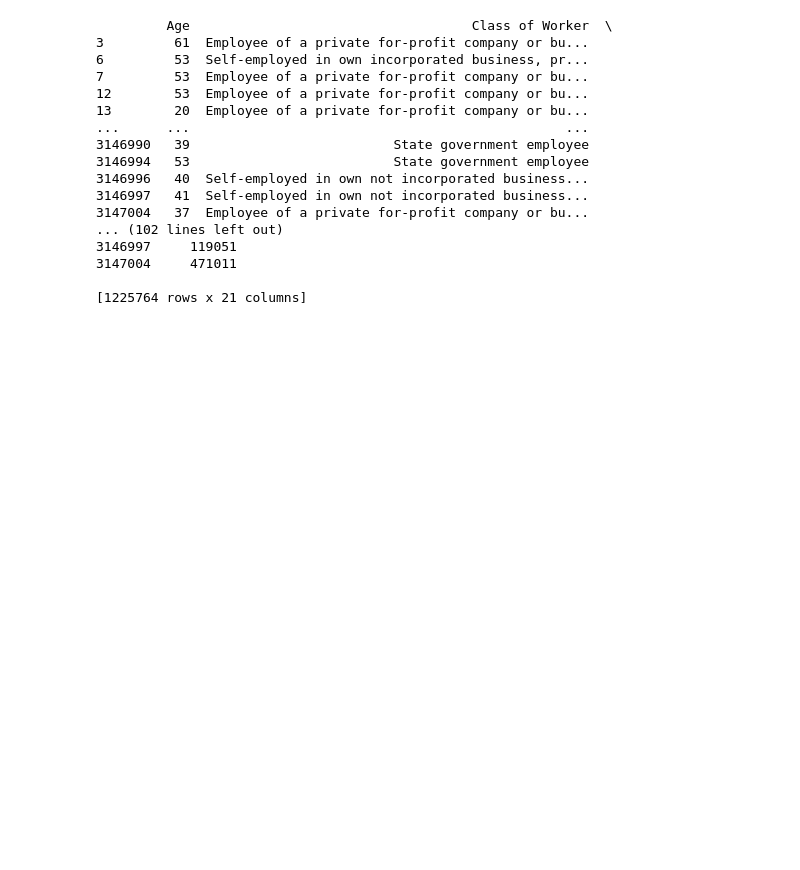
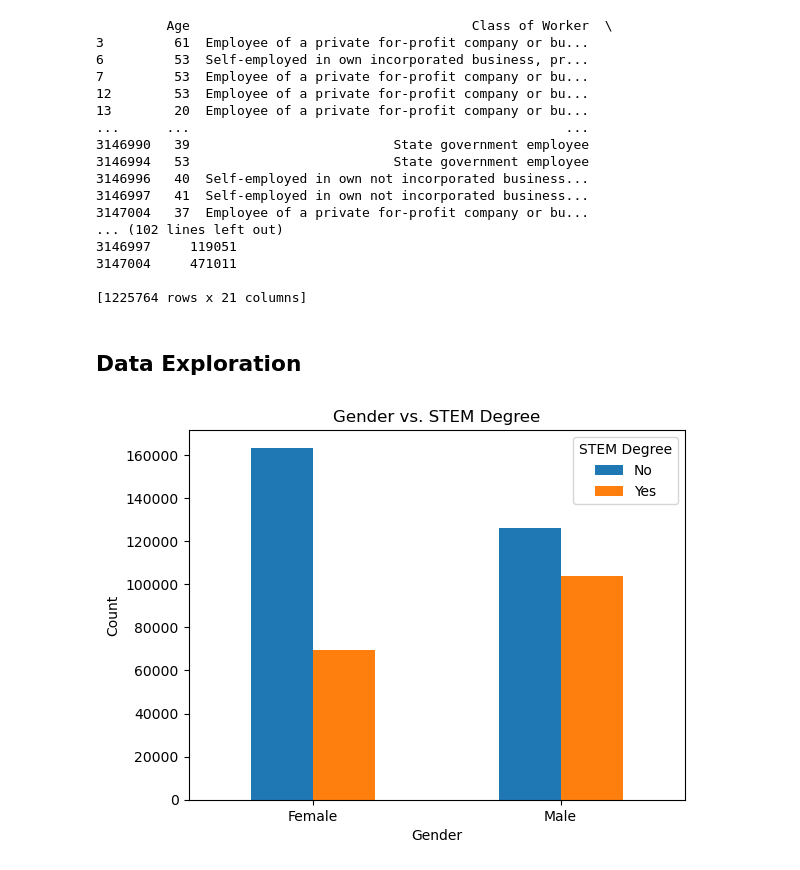
Before and after one commit to s-li1/COMP5310, a Jupyter notebook: assg1.ipynb, the cells around one changed output. Saved outputs shown, nothing was run; the diff lists cells and outputs as text; code cells hidden in the pictures; blank space fills up the shorter version.

Commit message:
update with data exploration

```diff
--- a/assg1.ipynb
+++ b/assg1.ipynb
@@ -8,6 +8,8 @@
 # %%
 import pandas as pd
 import mapping
+import matplotlib.pyplot as plt
+import seaborn as sns
 
 file_paths = ['./data/ss15pusa.csv', './data/ss15pusb.csv']
 
@@ -33,7 +35,7 @@ data_set['JWDP'] = data_set['JWDP'].map(mapping.departure_hours_mappping)
 
 column_name_changes = {
     'PINCP': 'Income',
-    'SEX': 'Sex (Gender)',
+    'SEX': 'Sex',
     'DIS': 'Disability',
     'FOD1P': 'Degree',
     'COW': 'Class of Worker',
@@ -224,3 +226,18 @@ print(dataset_cleaned)
 3147004     471011
 
 [1225764 rows x 21 columns]
+# %% [markdown]
+## Data Exploration
+# %%
+dataset_cleaned = dataset_cleaned.query("`Science or Engineering Degree` != 'Unknown'")
+grouped_data = dataset_cleaned.groupby(['Sex', 'Science or Engineering Degree']).size().unstack(fill_value=0)
+
+ax = grouped_data.plot(kind='bar', stacked=False)
+plt.xlabel('Gender')
+plt.ylabel('Count')
+plt.title('Gender vs. STEM Degree')
+plt.xticks(rotation=0)
+plt.legend(title='STEM Degree')
+plt.show()
+# %% [output]
+[figure, added]
```
Also changed, not shown: parts of 4 cells of this notebook.
